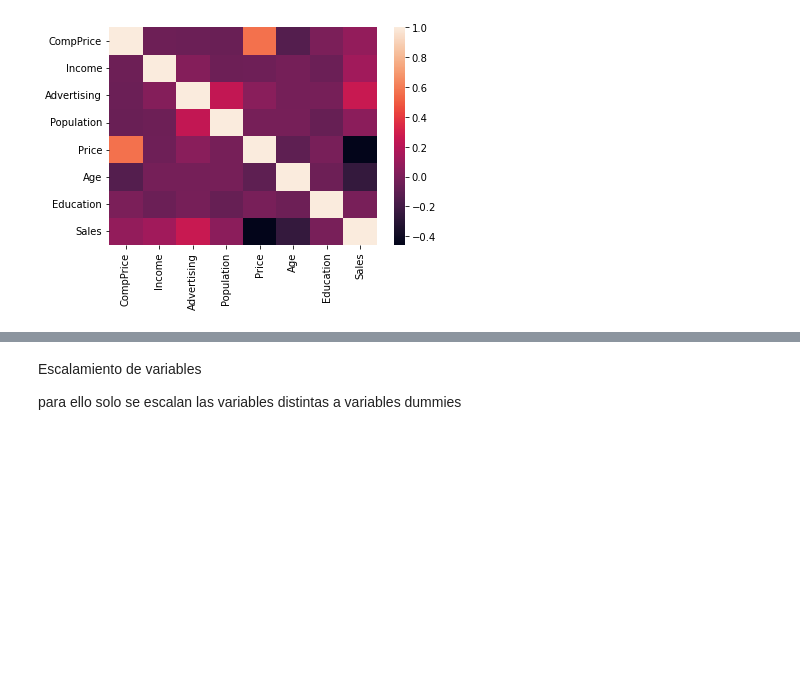
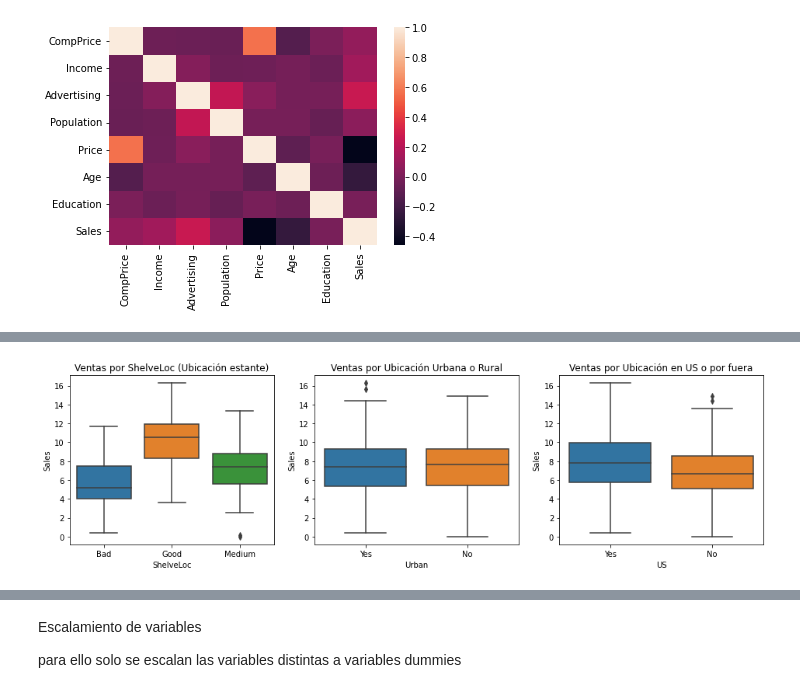
Before and after one commit to paulguz261/MIAD_20231_intro_machine_learning_grupal, a Jupyter notebook: week4/Caso implementación de modelos no lineales aditivos en un problema de regresión.ipynb, the cells around one changed output, grey strips where cells are left out. Drawn from its saved outputs; the diff is of its cells as text; code cells hidden in the pictures; blank space fills up the shorter version.

```diff
--- a/week4/Caso implementación de modelos no lineales aditivos en un problema de regresión.ipynb
+++ b/week4/Caso implementación de modelos no lineales aditivos en un problema de regresión.ipynb
@@ -176,0 +206,15 @@ sns.heatmap(desc_df.corr())
+# %%
+fig, axs = plt.subplots(ncols=3, figsize=(16, 4))
+
+sns.boxplot(x='ShelveLoc', y='Sales', data=data, ax=axs[0])
+axs[0].set_title('Ventas por ShelveLoc (Ubicación estante)')
+
+sns.boxplot(x='Urban', y='Sales', data=data, ax=axs[1])
+axs[1].set_title('Ventas por Ubicación Urbana o Rural')
+
+sns.boxplot(x='US', y='Sales', data=data, ax=axs[2])
+axs[2].set_title('Ventas por Ubicación en US o por fuera')
+
+plt.show()
+# %% [output]
+[figure, added]
```
Also changed, not shown: parts of 25 cells of this notebook, 6 other files.
